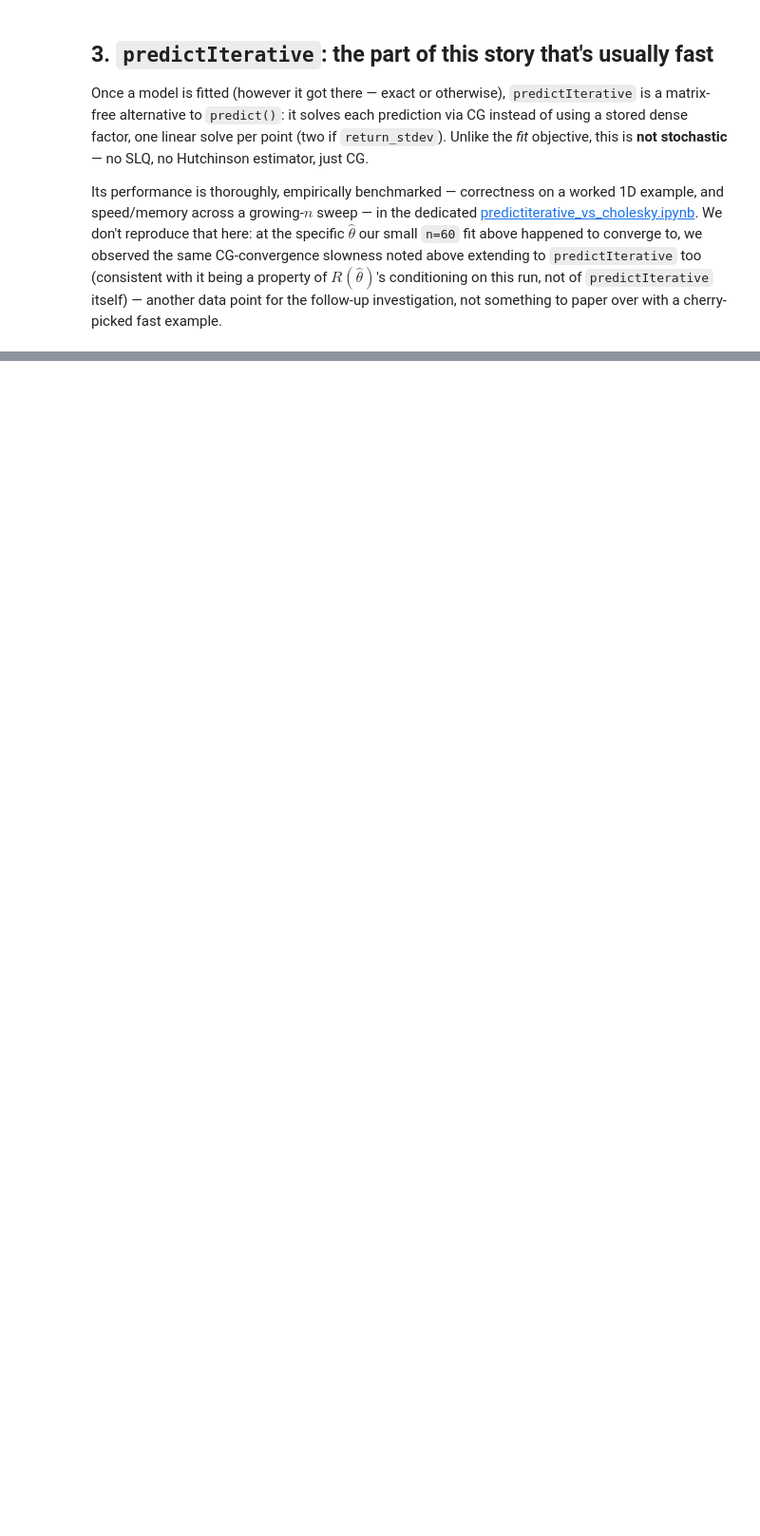
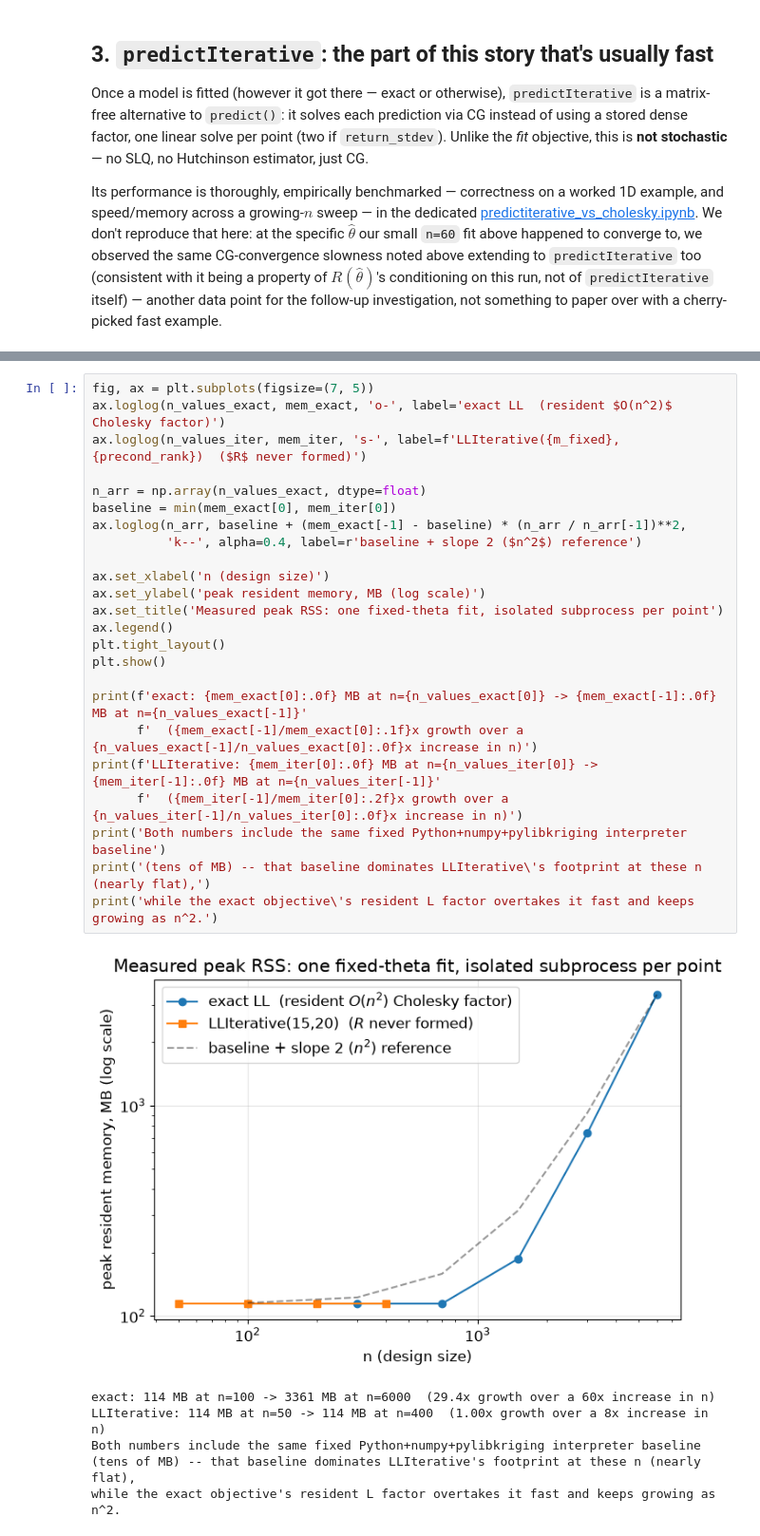
Before and after one commit to libKriging/libKriging, a Jupyter notebook: docs/math/lliterative_vs_cholesky.ipynb, the cells around one changed output, grey strips where cells are left out. Shown at 95% size. Drawn from its saved outputs; the diff is of its cells as text; blank space fills up the shorter version.

```diff
--- a/docs/math/lliterative_vs_cholesky.ipynb
+++ b/docs/math/lliterative_vs_cholesky.ipynb
@@ -271,3 +282,34 @@ n=60 fit (36.4s) vs section 2's unpreconditioned n=60 fit (~110s)
+# %%
+fig, ax = plt.subplots(figsize=(7, 5))
+ax.loglog(n_values_exact, mem_exact, 'o-', label='exact LL  (resident $O(n^2)$ Cholesky factor)')
+ax.loglog(n_values_iter, mem_iter, 's-', label=f'LLIterative({m_fixed},{precond_rank})  ($R$ never formed)')
+
+n_arr = np.array(n_values_exact, dtype=float)
+baseline = min(mem_exact[0], mem_iter[0])
+ax.loglog(n_arr, baseline + (mem_exact[-1] - baseline) * (n_arr / n_arr[-1])**2,
+          'k--', alpha=0.4, label=r'baseline + slope 2 ($n^2$) reference')
+
+ax.set_xlabel('n (design size)')
+ax.set_ylabel('peak resident memory, MB (log scale)')
+ax.set_title('Measured peak RSS: one fixed-theta fit, isolated subprocess per point')
+ax.legend()
+plt.tight_layout()
+plt.show()
+
+print(f'exact: {mem_exact[0]:.0f} MB at n={n_values_exact[0]} -> {mem_exact[-1]:.0f} MB at n={n_values_exact[-1]}'
+      f'  ({mem_exact[-1]/mem_exact[0]:.1f}x growth over a {n_values_exact[-1]/n_values_exact[0]:.0f}x increase in n)')
+print(f'LLIterative: {mem_iter[0]:.0f} MB at n={n_values_iter[0]} -> {mem_iter[-1]:.0f} MB at n={n_values_iter[-1]}'
+      f'  ({mem_iter[-1]/mem_iter[0]:.2f}x growth over a {n_values_iter[-1]/n_values_iter[0]:.0f}x increase in n)')
+print('Both numbers include the same fixed Python+numpy+pylibkriging interpreter baseline')
+print('(tens of MB) -- that baseline dominates LLIterative\'s footprint at these n (nearly flat),')
+print('while the exact objective\'s resident L factor overtakes it fast and keeps growing as n^2.')
+# %% [output]
+[figure, added]
+exact: 114 MB at n=100 -> 3361 MB at n=6000  (29.4x growth over a 60x increase in n)
+LLIterative: 114 MB at n=50 -> 114 MB at n=400  (1.00x growth over a 8x increase in n)
+Both numbers include the same fixed Python+numpy+pylibkriging interpreter baseline
+(tens of MB) -- that baseline dominates LLIterative's footprint at these n (nearly flat),
+while the exact objective's resident L factor overtakes it fast and keeps growing as n^2.
 # %% [markdown]
 ## Practical guidance
 
```
Also changed, not shown: parts of 6 cells of this notebook, 1 other file.
